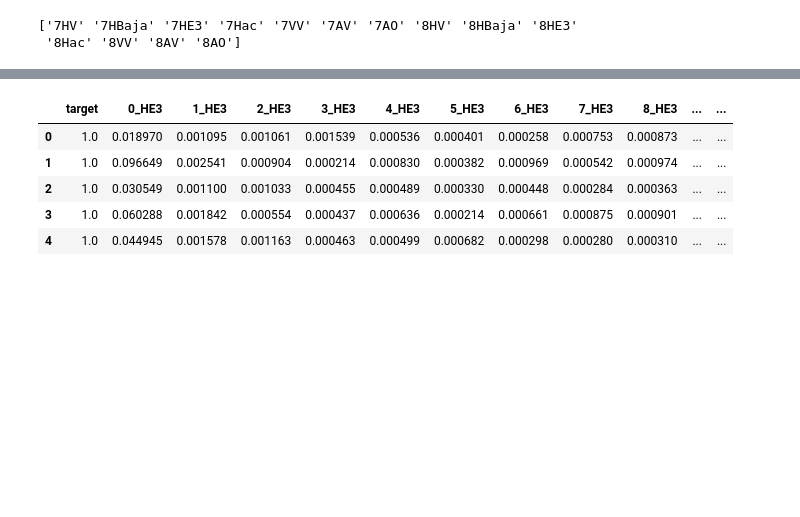
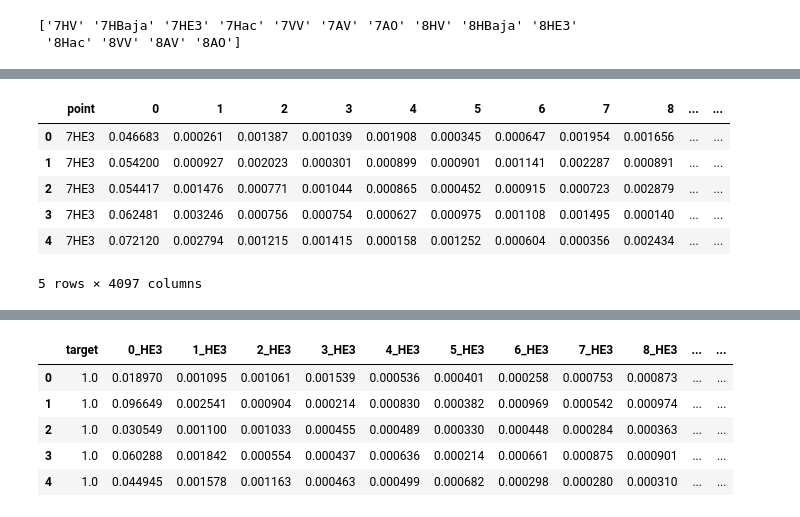
Before and after one commit to KainaK0/mia, a Jupyter notebook: MIA-104_Machine_Learning/EF_01/data_cleaning.ipynb, the cells around one changed output, grey strips where cells are left out. Cells and saved outputs as stored; diff of their text form; code cells hidden in the pictures; blank space fills up the shorter version.

```diff
--- a/MIA-104_Machine_Learning/EF_01/data_cleaning.ipynb
+++ b/MIA-104_Machine_Learning/EF_01/data_cleaning.ipynb
@@ -119,3 +129,13 @@ df_time.to_csv('dataset/new_data/df_time_filtered.csv',index=False)
+# %%
+df_freq.head()
+# %% [output]
+|  | point | 0 | 1 | 2 | 3 | 4 | 5 | 6 | 7 | 8 | ... | ... |
+| 0 | 7HE3 | 0.046683 | 0.000261 | 0.001387 | 0.001039 | 0.001908 | 0.000345 | 0.000647 | 0.001954 | 0.001656 | ... | ... |
+| 1 | 7HE3 | 0.054200 | 0.000927 | 0.002023 | 0.000301 | 0.000899 | 0.000901 | 0.001141 | 0.002287 | 0.000891 | ... | ... |
+| 2 | 7HE3 | 0.054417 | 0.001476 | 0.000771 | 0.001044 | 0.000865 | 0.000452 | 0.000915 | 0.000723 | 0.002879 | ... | ... |
+| 3 | 7HE3 | 0.062481 | 0.003246 | 0.000756 | 0.000754 | 0.000627 | 0.000975 | 0.001108 | 0.001495 | 0.000140 | ... | ... |
+| 4 | 7HE3 | 0.072120 | 0.002794 | 0.001215 | 0.001415 | 0.000158 | 0.001252 | 0.000604 | 0.000356 | 0.002434 | ... | ... |
+5 rows × 4097 columns
 # %%
 df_time.drop(columns=['Point Path', 'Detection', 'Channel', 'Samples', 'Max Time','Speed (Hz)','DTS_new'], axis=1, inplace=True)
 df_freq.drop(columns=['Point Path', 'Detection', 'Channel', 'Samples', 'Max Time','Speed (Hz)','DTS_new'], axis=1, inplace= True)
```
Also changed, not shown: parts of 23 cells of this notebook, 13 other files.
